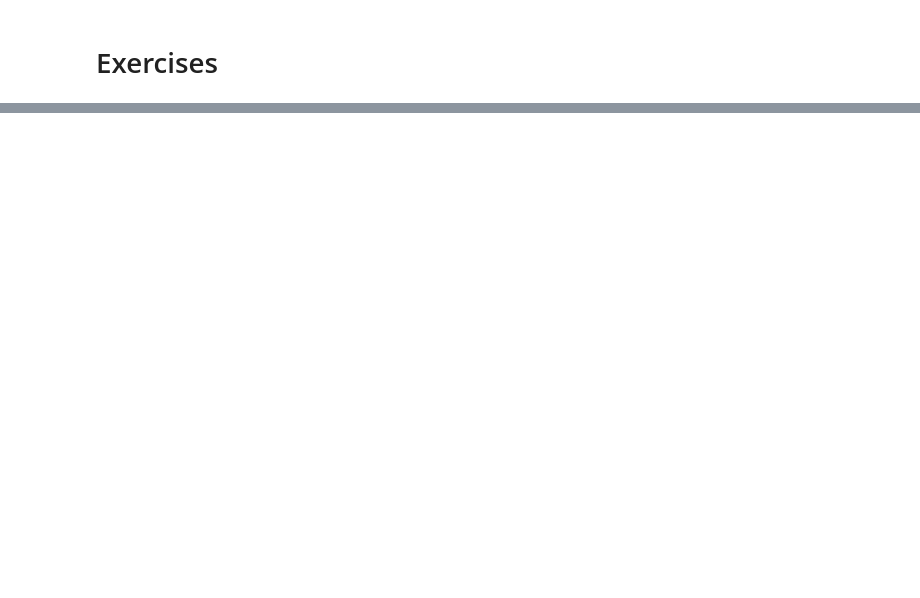
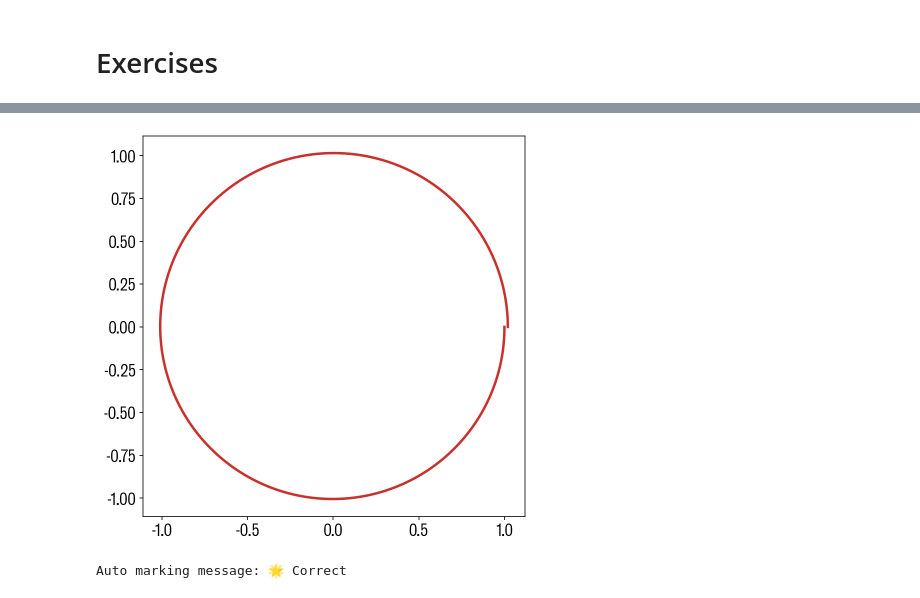
Before and after one commit to XLalex/-----, a Jupyter notebook: 2Exercises.ipynb, the cells around one changed output, grey strips where cells are left out. Saved outputs shown, nothing was run; the diff lists cells and outputs as text; code cells hidden in the pictures; blank space fills up the shorter version.

```diff
--- a/2Exercises.ipynb
+++ b/2Exercises.ipynb
@@ -208,0 +150,29 @@ Auto marking message: 😊 Correct
+# %%
+### BEGIN SOLUTION
+T = 2*pi
+n_steps = 1000
+dt = T/n_steps
+U = np.zeros(n_steps+1)
+V = np.zeros(n_steps+1)
+U[0] = 1
+V[1] = 0
+for i in range(0,n_steps):
+    U[i+1]=U[i] + V[i]*dt
+    V[i+1]=V[i] - U[i]*dt
+
+ax = plt.gca()
+ax.plot(U,V)
+ax.set_aspect('equal')
+
+# It converges to a circle. Setting the aspect ratio of the axes stops it looking like an ellipse
+
+### END SOLUTION
+# %% [output]
+[figure, added]
+# %%
+assert len(U)==1001
+assert len(V)==1001
+grading_tools.check('b09fd9',U[500])
+grading_tools.auto_marking_message()
+# %% [output]
+Auto marking message: 🌟 Correct
```
Also changed, not shown: parts of 29 cells of this notebook, 2 other files.
